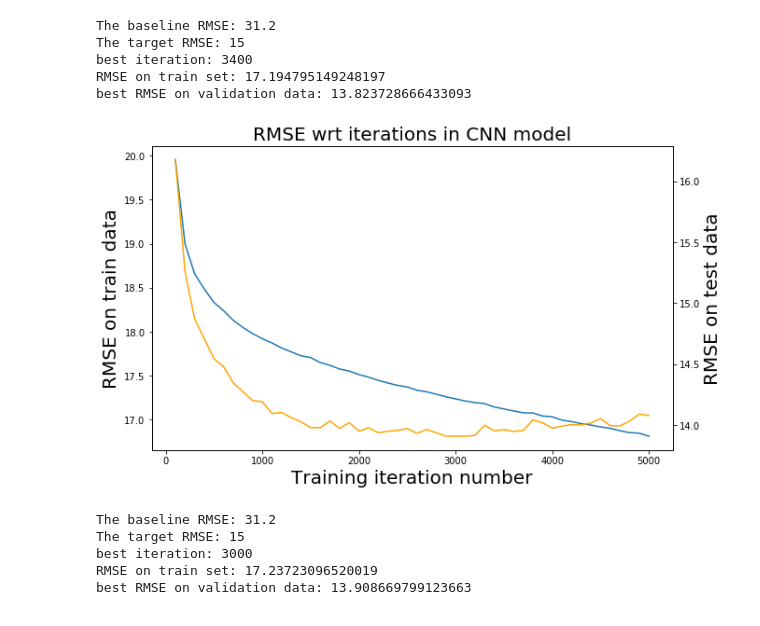
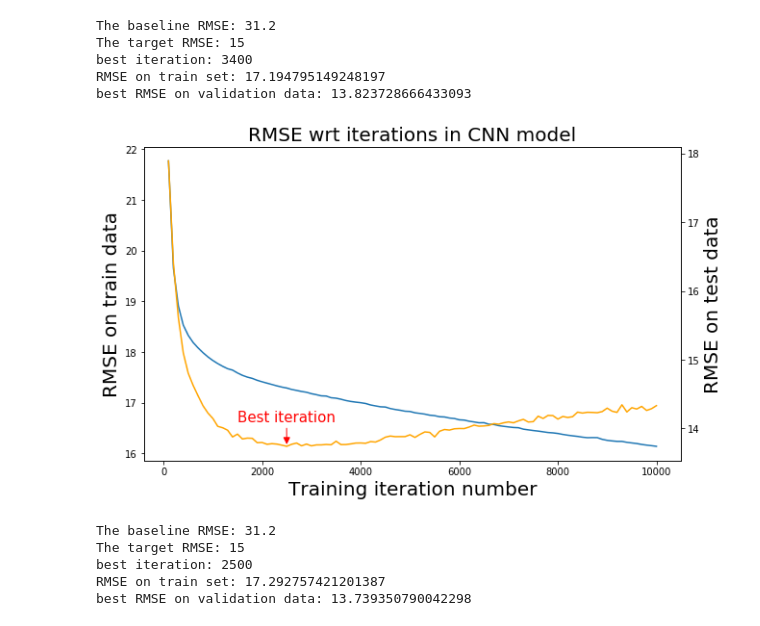
Before and after one commit to Yuhan-Wg/INF560-Project-Visiting_suggestion_service, a Jupyter notebook: notebook/CNN model.ipynb, the cells around one changed output. Saved outputs shown, nothing was run; the diff lists cells and outputs as text; code cells hidden in the pictures.

```diff
--- a/notebook/CNN model.ipynb
+++ b/notebook/CNN model.ipynb
@@ -196,7 +178,7 @@ def cnn_model(features, labels, mode):
     }
 
     if mode == tf.estimator.ModeKeys.PREDICT:
-        return tf.estimator.EstimatorSpec(mode=mode, predictions=predictions)
+        return tf.estimator.EstimatorSpec(mode=mode, predictions=pred)
 
 
     # Configure the Training Op (for TRAIN mode)
@@ -234,7 +216,7 @@ INFO:tensorflow:Using config: {'_model_dir': 'C:\\Users\\yuhan\\AppData\\Local\\
 # Train the CNN model step by step
 trn_mse = []
 val_mse = []
-for i in range(50):
+for i in range(100):
     distribution_estimator.train(
     input_fn=train_input_fn,
     steps=100)
@@ -315,26 +297,26 @@ best RMSE on validation data: 13.823728666433093
 # %%
 # Results with additional information
 trn_m = 1#np.mean((labels-np.mean(labels))**2)**0.5
 val_m = 1#np.mean((labels-np.mean(labels_val))**2)**0.5
 
 fig = plt.figure(figsize=(10,6))
 ax1 = fig.add_subplot(111)
 ax1.plot([x["global_step"] for x in trn_mse],
         [x["mse"]**0.5/trn_m for x in trn_mse])
 ax1.set_ylabel('RMSE on train data',size=20)
 ax1.set_xlabel('Training iteration number',size=20)
 ax1.set_title("RMSE wrt iterations in CNN model",size=20)
 
 ax2 = ax1.twinx()
 ax2.plot([x["global_step"] for x in val_mse],
         [x["mse"]**0.5/val_m for x in val_mse], 'orange')
 ax2.set_ylabel('RMSE on test data',size=20)
 
-#plt.annotate("Best iteration", xy=(3400,13.823),xytext = (2400,14.1),color="r",size=15,
-#             arrowprops={'arrowstyle':'-|>',"color":"r"})
+plt.annotate("Best iteration", xy=(2500,13.739350790042298),xytext = (1500,14.1),color="r",size=15,
+             arrowprops={'arrowstyle':'-|>',"color":"r"})
 plt.show()
 # %% [output]
-[figure, old version]
+[figure, new version]
 # %%
 # Results without additional information
 print("The baseline RMSE:", 31.2)
@@ -345,6 +327,6 @@ print("best RMSE on validation data:",np.min([x["mse"]**0.5 for x in val_mse]))
 # %% [output]
 The baseline RMSE: 31.2
 The target RMSE: 15
-best iteration: 3000
-RMSE on train set: 17.23723096520019
-best RMSE on validation data: 13.908669799123663
+best iteration: 2500
+RMSE on train set: 17.292757421201387
+best RMSE on validation data: 13.739350790042298
```
Also changed, not shown: parts of 6 cells of this notebook, 3 other files.
